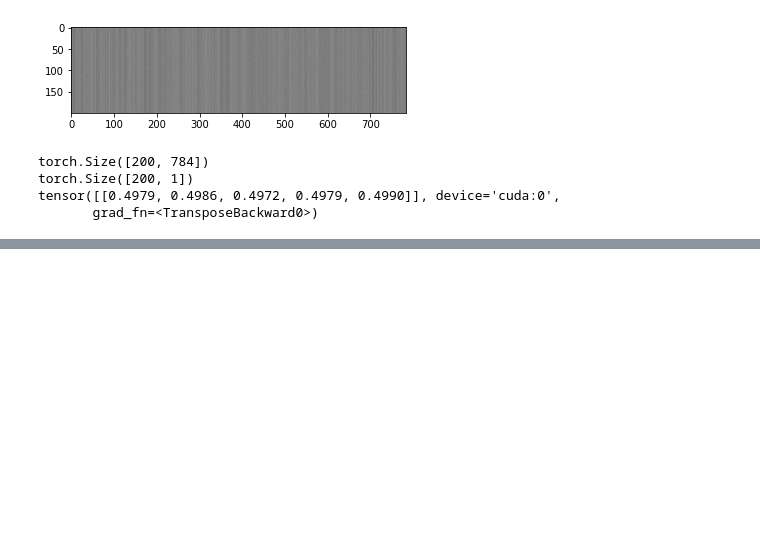
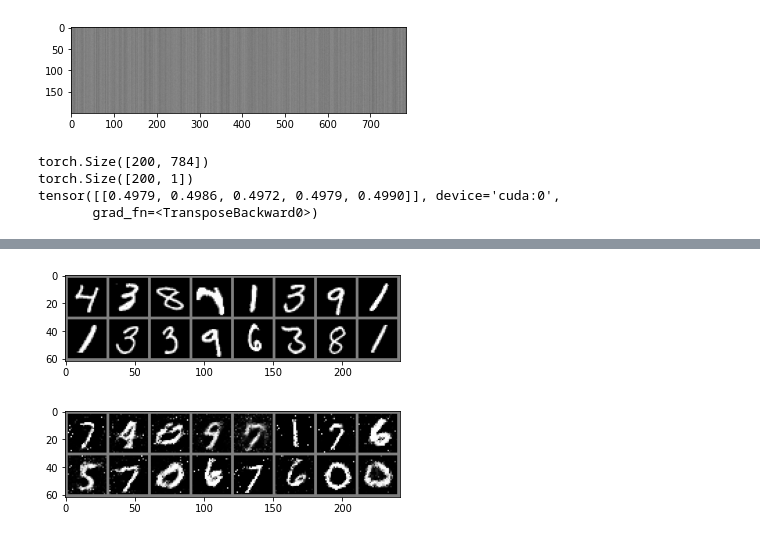
Before and after one commit to juyahn/vanilla_GAN, a Jupyter notebook: vanilla_GAN.ipynb, the cells around one changed output, grey strips where cells are left out. Saved outputs shown, nothing was run; the diff lists cells and outputs as text; code cells hidden in the pictures; blank space fills up the shorter version.

```diff
--- a/vanilla_GAN.ipynb
+++ b/vanilla_GAN.ipynb
@@ -240,0 +254,14 @@ plt.show()
+# %%
+vis_loader = torch.utils.data.DataLoader(MNIST('./MNIST_DATA/', train=True, download=True,
+          transform=transforms.Compose([
+                              transforms.ToTensor(),
+                              transforms.Normalize(
+                                  (0.5,),(0.5, ))
+          ])), 16, True)
+img_vis, label_vis   = next(iter(vis_loader))
+imshow_grid(img_vis)
+
+imshow_grid(G(makeNoise(16,100)).view(-1, 1, 28, 28))
+# %% [output]
+[figure, added]
+[figure, added]
```
Also changed, not shown: parts of 3 cells of this notebook.
